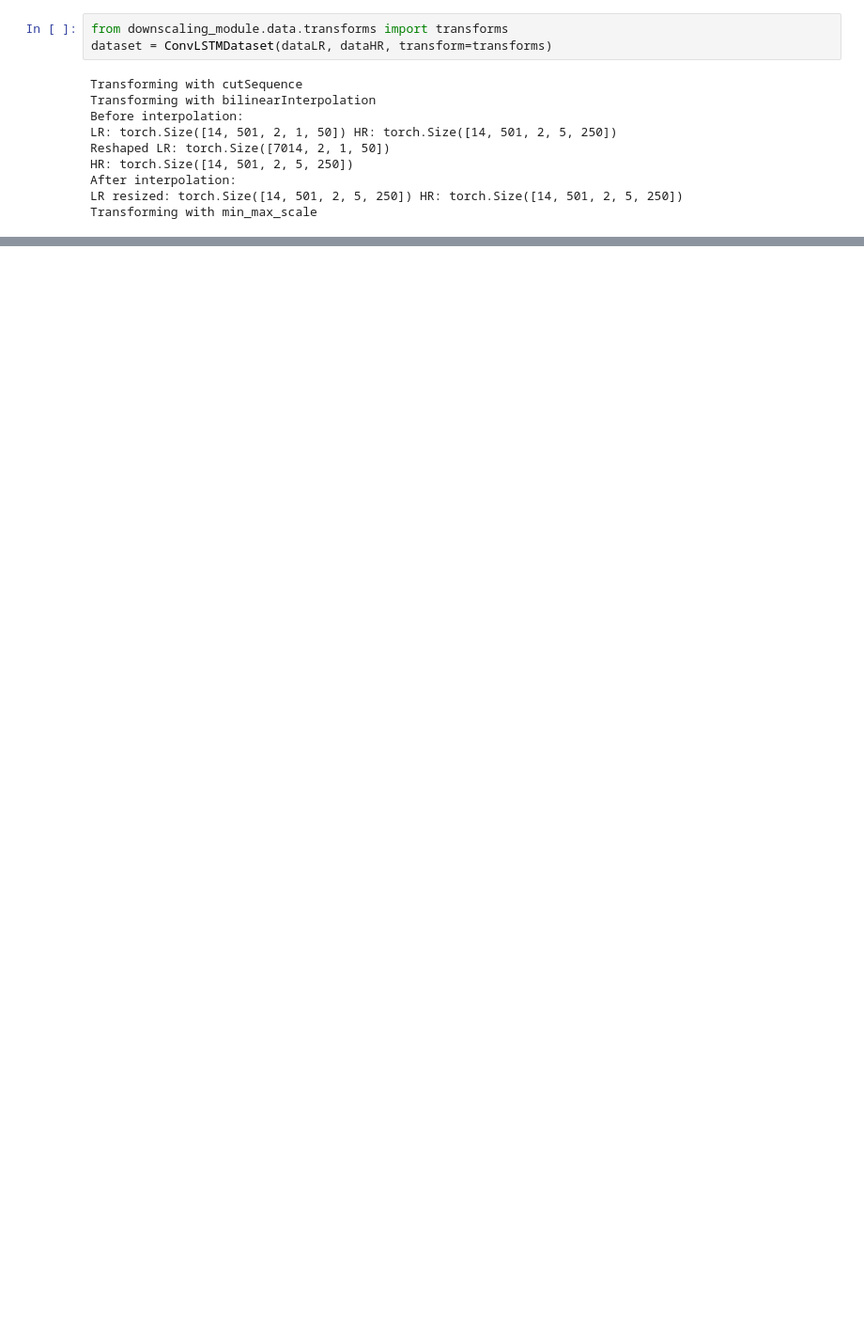
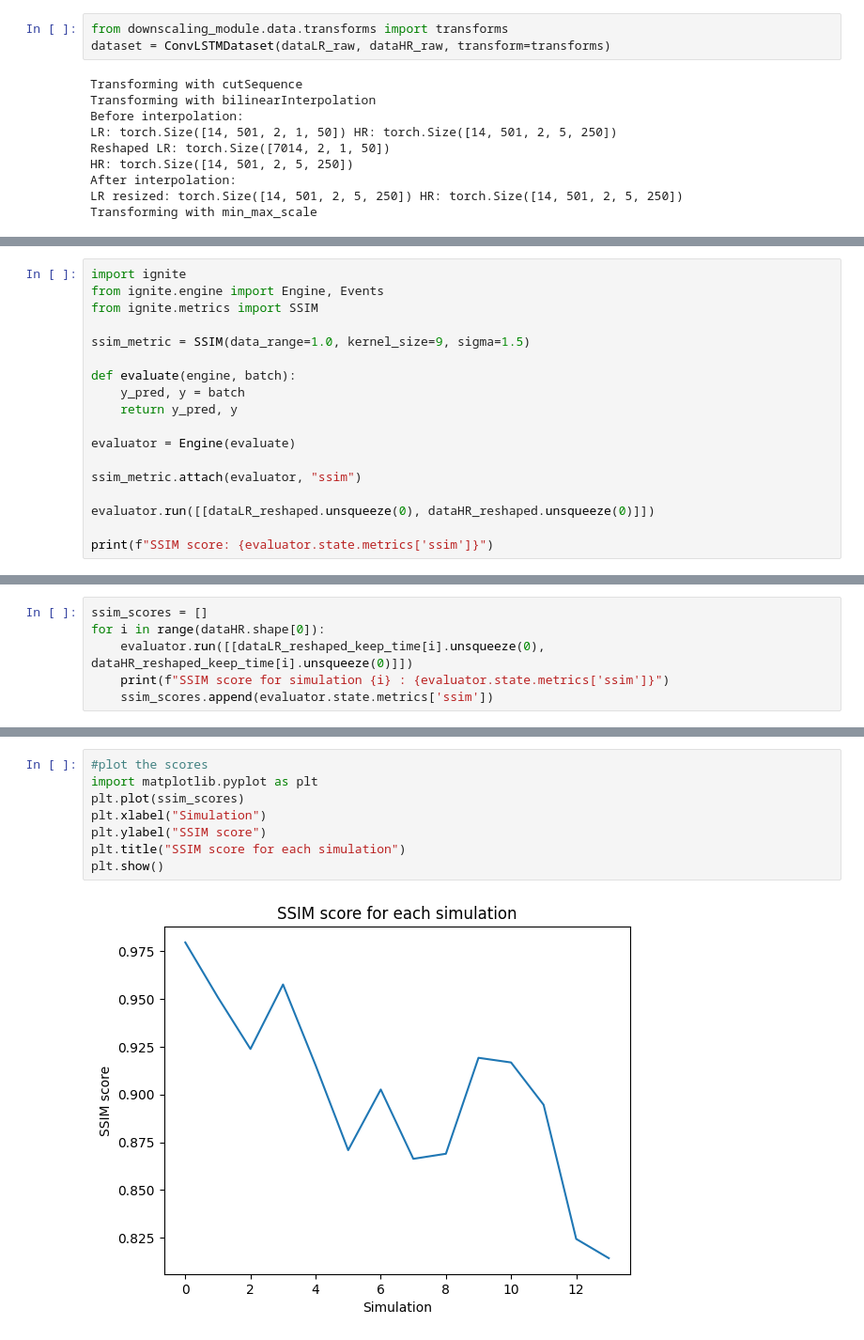
Before and after one commit to MaximeD34/downscaling, a Jupyter notebook: tests.ipynb, the cells around one changed output, grey strips where cells are left out. Shown: that part at 94% size. Cells and saved outputs as stored; diff of their text form; blank space fills up the shorter version.

Commit message:
test SSIM

```diff
--- a/tests.ipynb
+++ b/tests.ipynb
@@ -18,7 +26,7 @@ from data_visualisation import plot_single, plot_bilinear_interpolation
 from downscaling_module.data.datasets import ConvLSTMDataset
 # %%
 from downscaling_module.data.transforms import transforms
-dataset = ConvLSTMDataset(dataLR, dataHR, transform=transforms)
+dataset = ConvLSTMDataset(dataLR_raw, dataHR_raw, transform=transforms)
 # %% [output]
 Transforming with cutSequence
 Transforming with bilinearInterpolation
@@ -46,0 +62,18 @@ plot_single(hr[0, 100], title="HR")
+# %%
+import ignite
+from ignite.engine import Engine, Events
+from ignite.metrics import SSIM
+
+ssim_metric = SSIM(data_range=1.0, kernel_size=9, sigma=1.5)
+
+def evaluate(engine, batch):
+    y_pred, y = batch
+    return y_pred, y
+
+evaluator = Engine(evaluate)
+
+ssim_metric.attach(evaluator, "ssim")
+
+evaluator.run([[dataLR_reshaped.unsqueeze(0), dataHR_reshaped.unsqueeze(0)]])
+
+print(f"SSIM score: {evaluator.state.metrics['ssim']}")
@@ -46,0 +82,6 @@ plot_single(hr[0, 100], title="HR")
+# %%
+ssim_scores = []
+for i in range(dataHR.shape[0]):
+    evaluator.run([[dataLR_reshaped_keep_time[i].unsqueeze(0), dataHR_reshaped_keep_time[i].unsqueeze(0)]])
+    print(f"SSIM score for simulation {i} : {evaluator.state.metrics['ssim']}")
+    ssim_scores.append(evaluator.state.metrics['ssim'])
@@ -46,0 +103,10 @@ plot_single(hr[0, 100], title="HR")
+# %%
+#plot the scores
+import matplotlib.pyplot as plt
+plt.plot(ssim_scores)
+plt.xlabel("Simulation")
+plt.ylabel("SSIM score")
+plt.title("SSIM score for each simulation")
+plt.show()
+# %% [output]
+[figure, added]
```
Also changed, not shown: parts of 8 cells of this notebook.
